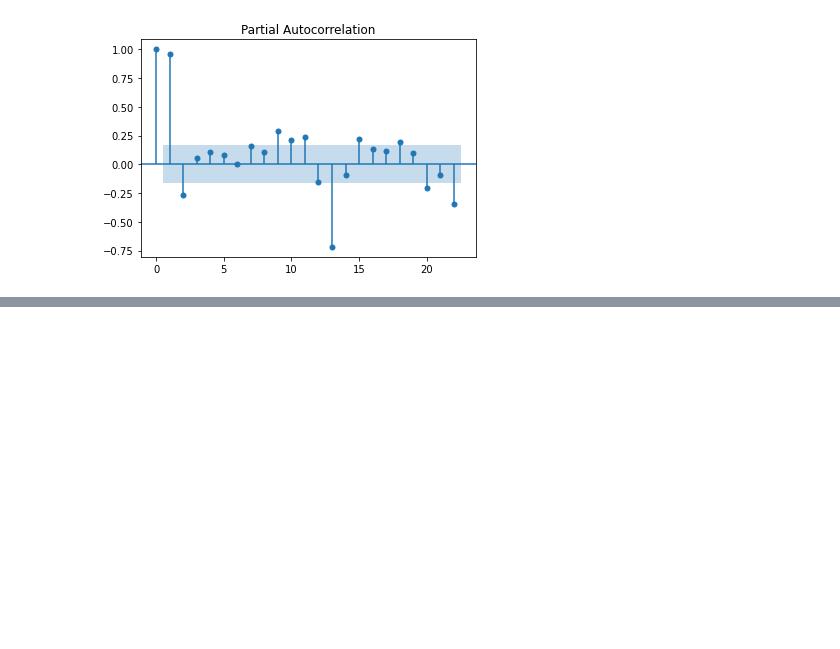
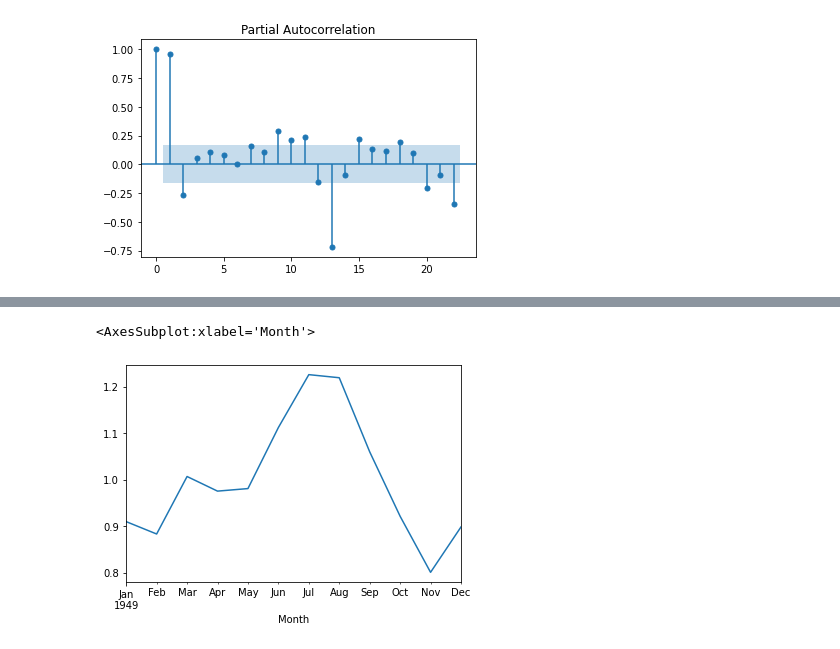
Before and after one commit to joutav/Bootcamp-data-science, a Jupyter notebook: modulo-4/analise-series-temporais/notebooks/projeto.ipynb, the cells around one changed output, grey strips where cells are left out. Drawn from its saved outputs; the diff is of its cells as text; code cells hidden in the pictures; blank space fills up the shorter version.

```diff
--- a/modulo-4/analise-series-temporais/notebooks/projeto.ipynb
+++ b/modulo-4/analise-series-temporais/notebooks/projeto.ipynb
@@ -236,0 +280,7 @@ plot_pacf(dados_passageiros['#Passengers']);
+# %%
+# Sasonalidade dos dados de passageiros
+
+decomposicao_p.seasonal[:12].plot()
+# %% [output]
+<AxesSubplot:xlabel='Month'>
+[figure, added]
```
Also changed, not shown: parts of 33 cells of this notebook.
